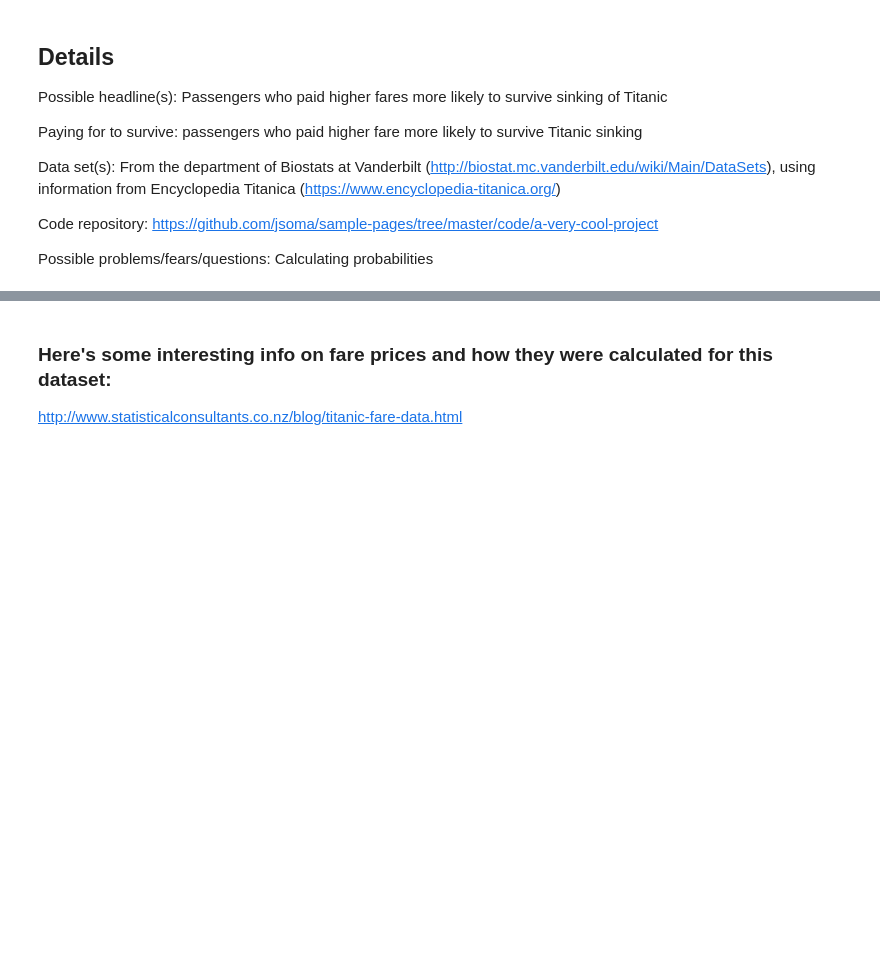
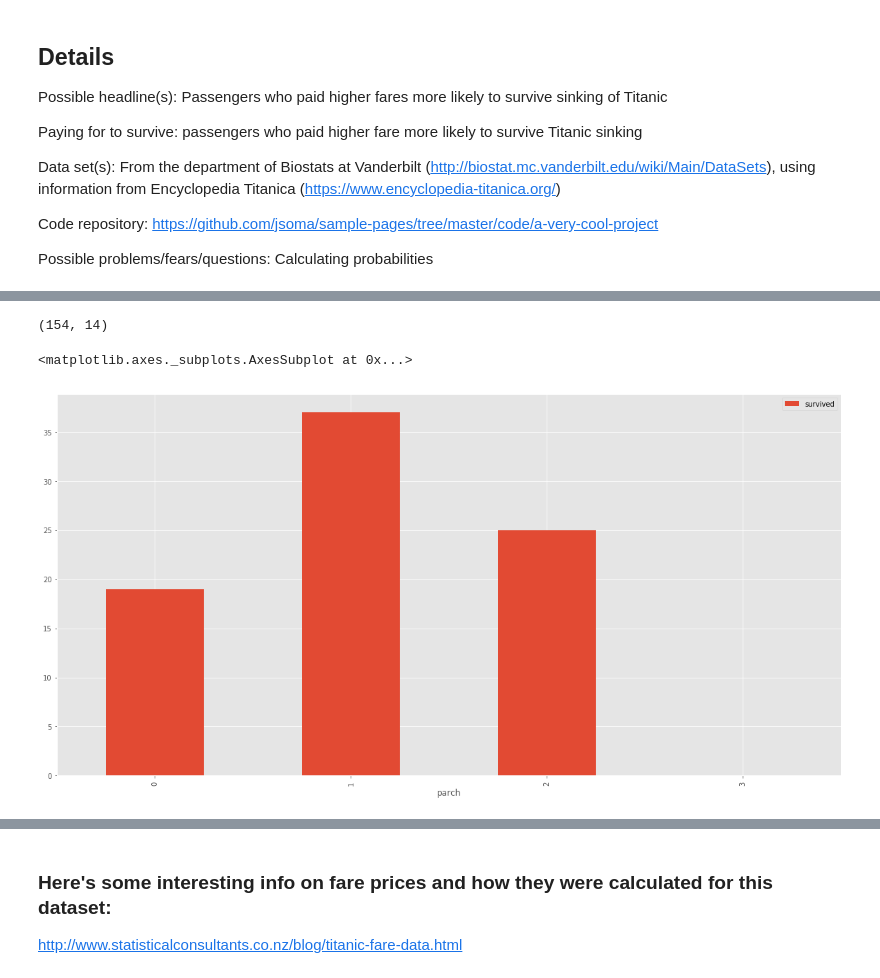
Before and after one commit to kcough/data-studio-projects, a Jupyter notebook: code/titanic_project_1/project_1_titanic_cough.ipynb, the cells around one changed output, grey strips where cells are left out. Saved outputs shown, nothing was run; the diff lists cells and outputs as text; code cells hidden in the pictures; blank space fills up the shorter version.

```diff
--- a/code/titanic_project_1/project_1_titanic_cough.ipynb
+++ b/code/titanic_project_1/project_1_titanic_cough.ipynb
@@ -85,0 +166,4 @@ df.head()
+# %%
+#new dataset with just children (under 18)
+kids = df[df['age'] < 18]
+kids.head()
@@ -85,0 +177,11 @@ df.head()
+# %%
+kids.shape
+# %% [output]
+(154, 14)
+# %%
+#the number of children who survived based on how many
+#people they were traveling with
+kids.groupby(['parch']).sum().plot(kind='bar', y='survived', figsize=(20,10))
+# %% [output]
+<matplotlib.axes._subplots.AxesSubplot at 0x...>
+[figure, added]
```
Also changed, not shown: parts of 50 cells of this notebook, 20 other files.
